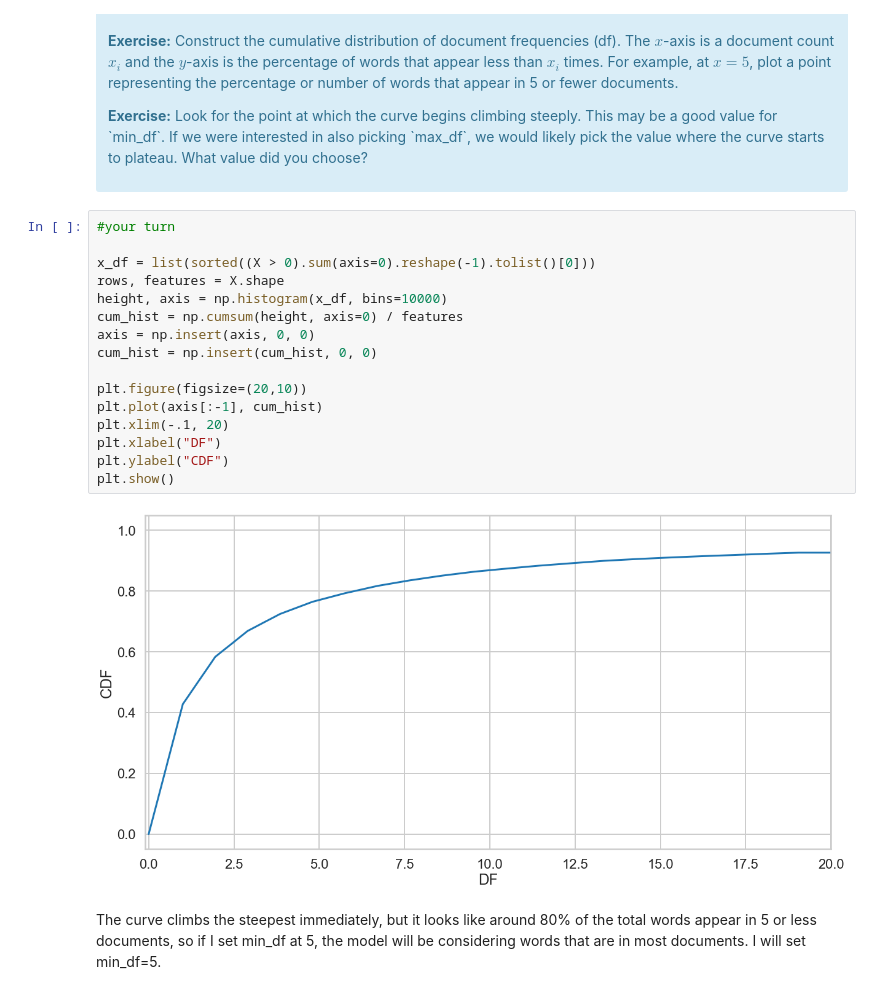
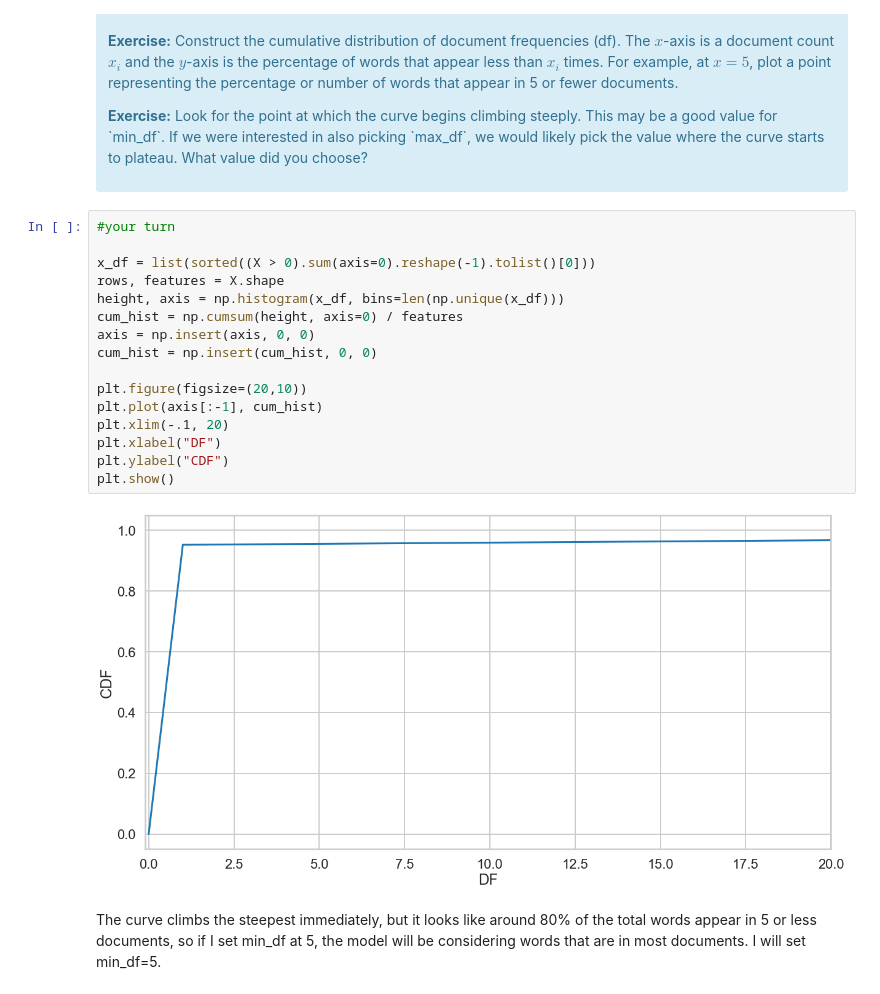
Before and after one commit to xandramichel/Springboard, a Jupyter notebook: MiniProjects/naive_bayes/Mini_Project_Naive_Bayes.ipynb, the cells around one changed output. Cells and saved outputs as stored; diff of their text form.

```diff
--- a/MiniProjects/naive_bayes/Mini_Project_Naive_Bayes.ipynb
+++ b/MiniProjects/naive_bayes/Mini_Project_Naive_Bayes.ipynb
@@ -302,21 +302,21 @@ First, let's find an appropriate value for `min_df` for the `CountVectorizer`. `
 # %%
 #your turn
 
 x_df = list(sorted((X > 0).sum(axis=0).reshape(-1).tolist()[0]))
 rows, features = X.shape
-height, axis = np.histogram(x_df, bins=10000)
+height, axis = np.histogram(x_df, bins=len(np.unique(x_df)))
 cum_hist = np.cumsum(height, axis=0) / features
 axis = np.insert(axis, 0, 0)
 cum_hist = np.insert(cum_hist, 0, 0)
 
 plt.figure(figsize=(20,10))
 plt.plot(axis[:-1], cum_hist)
 plt.xlim(-.1, 20)
 plt.xlabel("DF")
 plt.ylabel("CDF")
 plt.show()
 # %% [output]
-[figure, old version]
+[figure, new version]
 # %% [markdown]
 The curve climbs the steepest immediately, but it looks like around 80% of the total words appear in 5 or less documents, so if I set min_df at 5, the model will be considering words that are in most documents. I will set min_df=5.
 # %% [markdown]
```
Also changed, not shown: parts of 9 cells of this notebook.
